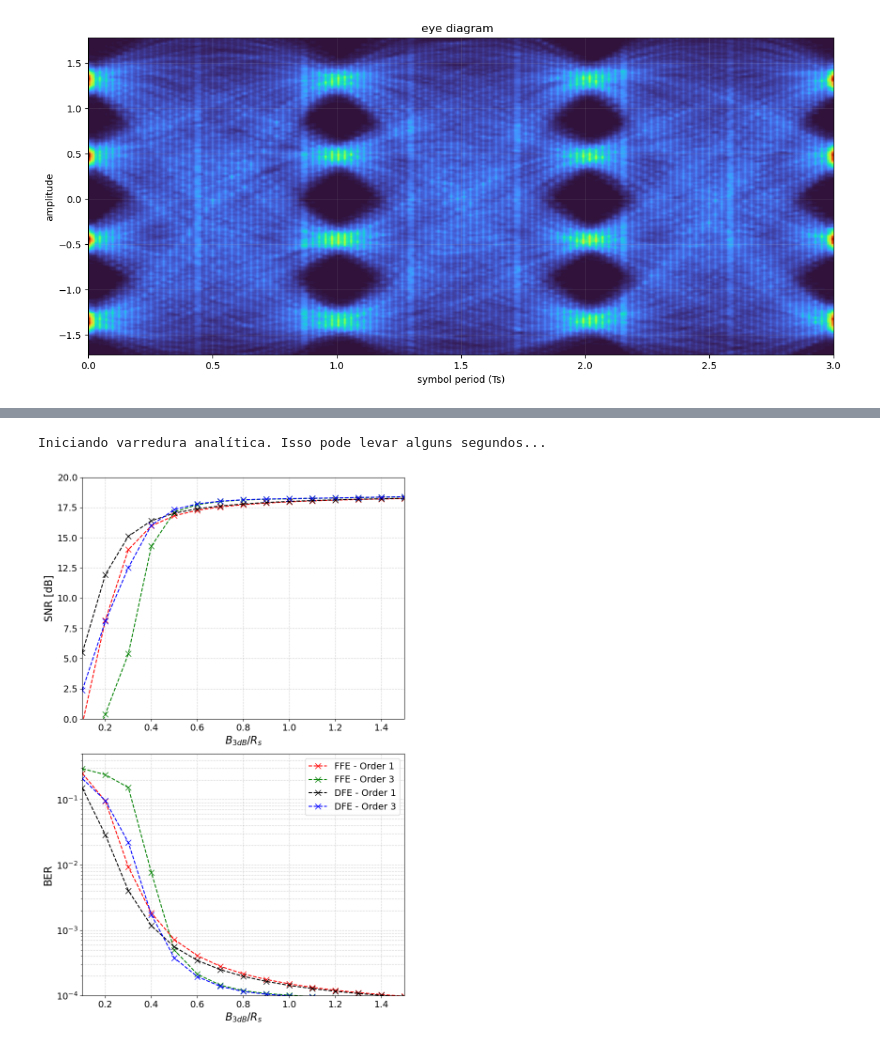
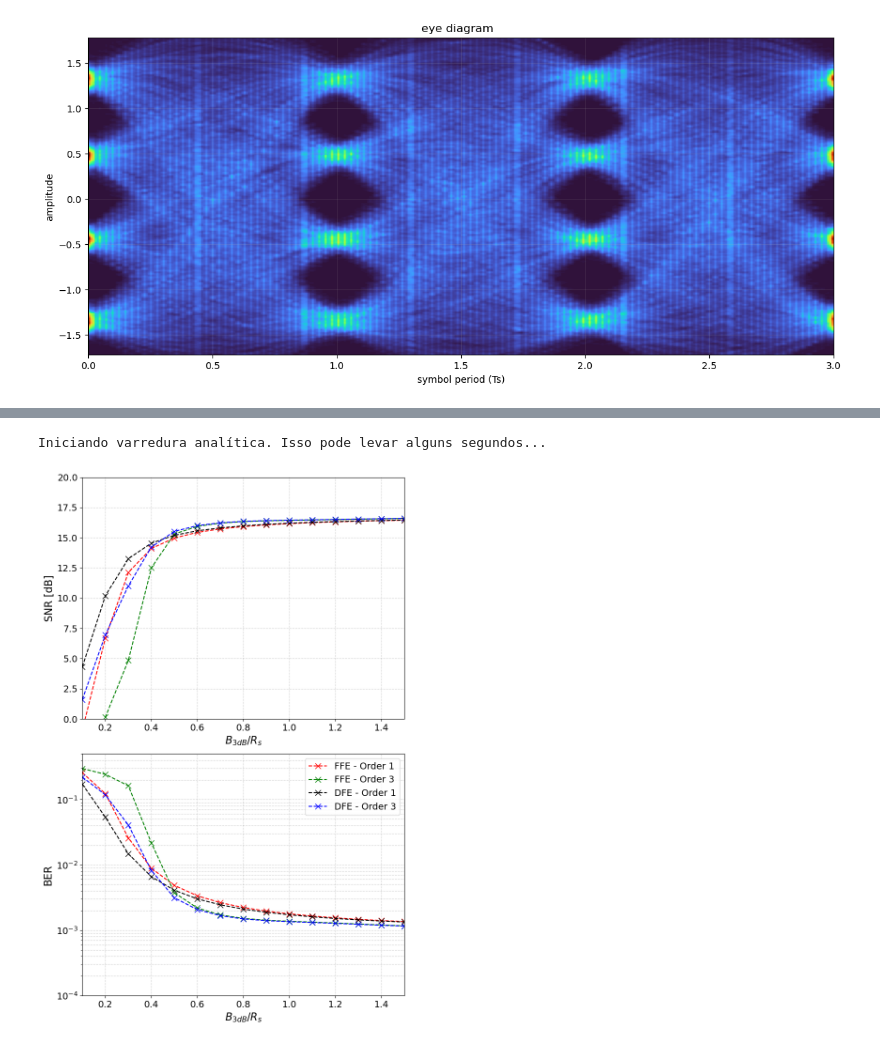
Before and after one commit to elmerfariass/Performance-Modeling-for-High-Capacity-IMDD-Systems, a Jupyter notebook: IMDD_Simulation/Section-II_Simulation.ipynb, the cells around one changed output, grey strips where cells are left out. Drawn from its saved outputs; the diff is of its cells as text; code cells hidden in the pictures.

```diff
--- a/IMDD_Simulation/Section-II_Simulation.ipynb
+++ b/IMDD_Simulation/Section-II_Simulation.ipynb
@@ -418,7 +418,7 @@ S_shot = calc_S_shot(pTx_W, R, 1, 1, f)
 SuperGauss_response = superGauss(f, n=1, B_3dB=0.4*Rs)
 superGaussSquared = np.abs(SuperGauss_response)**2
 
-S_N_total = calc_S_N(S_RIN, S_shot, S_th, superGaussSquared)
+S_N_total = calc_S_N(S_RIN, S_shot, S_th, superGaussSquared, 10, False)
 S_N_f = get_spectral_snr(f, OMA_outer, Rs, Pulse, SuperGauss_response, S_N_total)
 SNR_folded = SNR_Folding(S_N_f, f, mu=2, Rs=Rs)
 
@@ -514,7 +514,7 @@ for n in orders:
 
         # 2. Ruído Total Global (Para plotar a curva de SNR Global)
         S_RIN_global = calc_S_RIN(pTx_mean_squared, RIN, f)
-        S_N_total = calc_S_N(S_RIN_global, S_shot, S_th, H_ch_sq)
+        S_N_total = calc_S_N(S_RIN_global, S_shot, S_th, H_ch_sq, 10, False)
 
         # 3. SNR Espectral (Global)
         S_N_f = get_spectral_snr(f, OMA_outer, Rs, Pulse, H_ch, S_N_total)
@@ -538,7 +538,7 @@ for n in orders:
             # Recalcula o RIN focado na potência dos 2 níveis que formam ESTE olho
             pTx_eye_squared = np.mean(Ps2[i : i+2]**2)
             S_RIN_eye = calc_S_RIN(pTx_eye_squared, RIN, f)
-            S_N_eye = calc_S_N(S_RIN_eye, S_shot, S_th, H_ch_sq)
+            S_N_eye = calc_S_N(S_RIN_eye, S_shot, S_th, H_ch_sq, 10, False)
 
             # SNR e Folding deste olho
             S_N_f_eye = get_spectral_snr(f, OMA_outer, Rs, Pulse, H_ch, S_N_eye)
@@ -565,31 +565,31 @@ fig, axs = plt.subplots(2, 1, figsize=(8, 12))
 
 # Gráfico 1: SNR
 axs[0].plot(b_rs_ratios, results[1]['snr_ffe'], 'r--x', label='FFE - Order 1', markersize=8)
 axs[0].plot(b_rs_ratios, results[3]['snr_ffe'], 'g--x', label='FFE - Order 3', markersize=8)
 axs[0].plot(b_rs_ratios, results[1]['snr_dfe'], 'k--x', label='DFE - Order 1', markersize=8)
 axs[0].plot(b_rs_ratios, results[3]['snr_dfe'], 'b--x', label='DFE - Order 3', markersize=8)
 axs[0].set_xlabel(r'$B_{3dB}/R_s$', fontsize=16)
 axs[0].set_ylabel('SNR [dB]', fontsize=16)
 axs[0].set_ylim(0, 20)
 axs[0].set_xlim(0.1, 1.5)
 axs[0].grid(True, linestyle=':')
 axs[0].tick_params(axis='both', labelsize=14)
 
 # Gráfico 2: BER
 axs[1].semilogy(b_rs_ratios, results[1]['ber_ffe'], 'r--x', label='FFE - Order 1', markersize=8)
 axs[1].semilogy(b_rs_ratios, results[3]['ber_ffe'], 'g--x', label='FFE - Order 3', markersize=8)
 axs[1].semilogy(b_rs_ratios, results[1]['ber_dfe'], 'k--x', label='DFE - Order 1', markersize=8)
 axs[1].semilogy(b_rs_ratios, results[3]['ber_dfe'], 'b--x', label='DFE - Order 3', markersize=8)
 axs[1].set_xlabel(r'$B_{3dB}/R_s$', fontsize=16)
 axs[1].set_ylabel('BER', fontsize=16)
 axs[1].set_ylim(1e-4, 0.5)
 axs[1].set_xlim(0.1, 1.5)
 axs[1].grid(True, linestyle=':', which='both')
 axs[1].tick_params(axis='both', labelsize=14)
 axs[1].legend(fontsize=14, loc='upper right')
 
 plt.tight_layout()
 plt.show()
 # %% [output]
 Iniciando varredura analítica. Isso pode levar alguns segundos...
-[figure, old version]
+[figure, new version]
```
Also changed, not shown: parts of 1 cell of this notebook, 1 other file.
